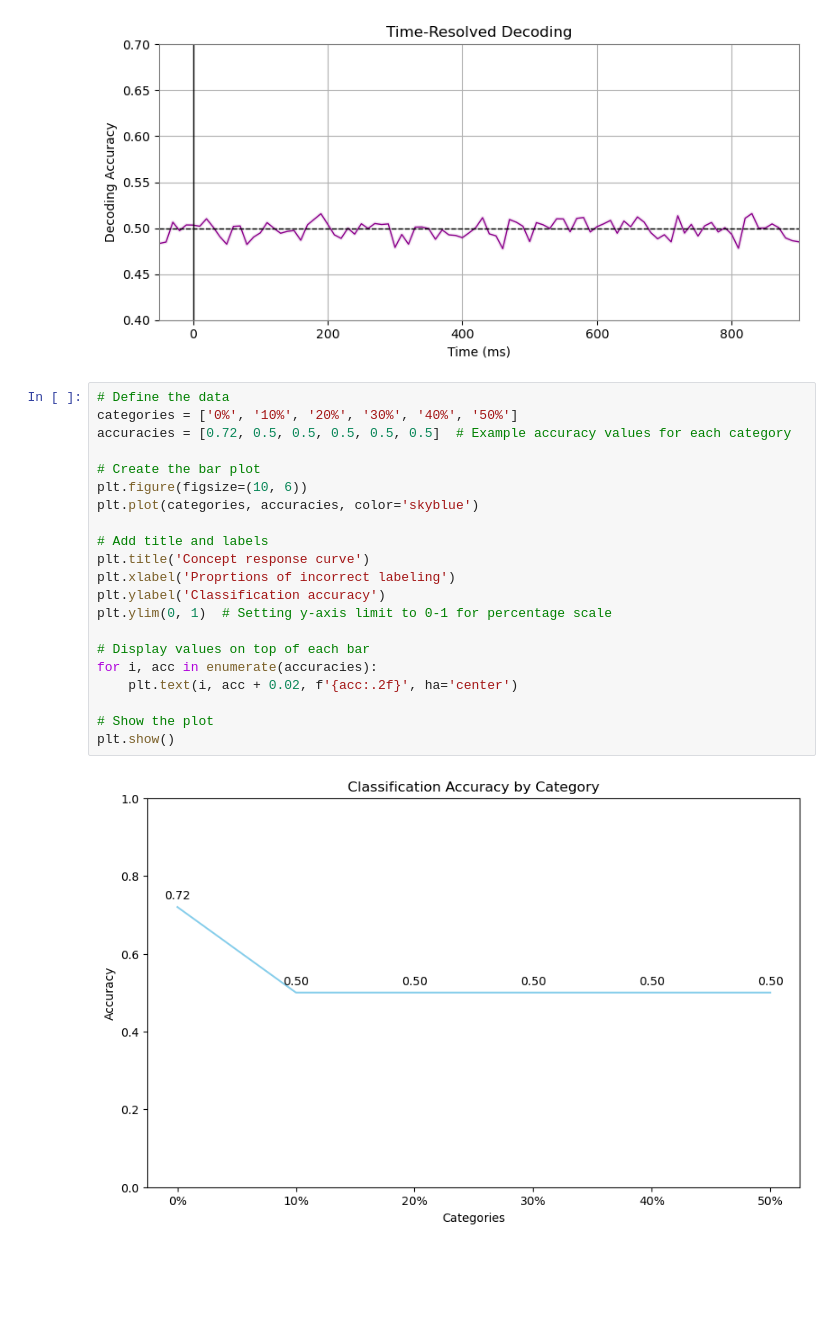
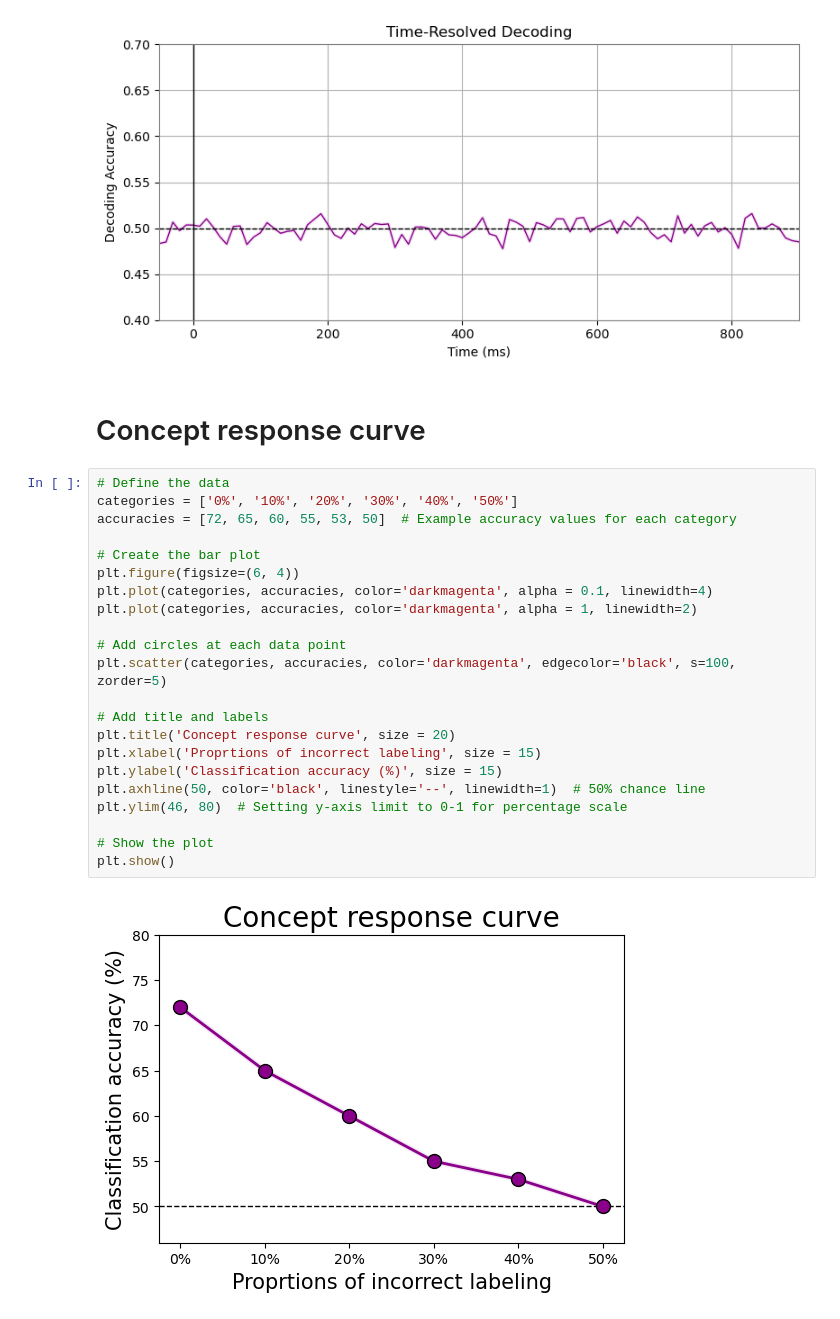
Before and after one commit to KazukiMaruo/2025_MINT, a Jupyter notebook: code/1st-level/2_decoding.ipynb, the cells around one changed output. Cells and saved outputs as stored; diff of their text form; blank space fills up the shorter version.

```diff
--- a/code/1st-level/2_decoding.ipynb
+++ b/code/1st-level/2_decoding.ipynb
@@ -353,26 +353,29 @@ plt.show()
 # %% [output]
 Average accuracy for each matrix: [0.4990476190476191, 0.4719047619047619, 0.5071428571428572, 0.4965079365079365, 0.483968253968254, 0.4833333333333334, 0.4849206349206349, 0.5065079365079366, 0.4973 ...
 [figure]
+# %% [markdown]
+# Concept response curve
 # %%
 # Define the data
 categories = ['0%', '10%', '20%', '30%', '40%', '50%']
-accuracies = [0.72, 0.5, 0.5, 0.5, 0.5, 0.5]  # Example accuracy values for each category
+accuracies = [72, 65, 60, 55, 53, 50]  # Example accuracy values for each category
 
 # Create the bar plot
-plt.figure(figsize=(10, 6))
-plt.plot(categories, accuracies, color='skyblue')
+plt.figure(figsize=(6, 4))
+plt.plot(categories, accuracies, color='darkmagenta', alpha = 0.1, linewidth=4)
+plt.plot(categories, accuracies, color='darkmagenta', alpha = 1, linewidth=2)
+
+# Add circles at each data point
+plt.scatter(categories, accuracies, color='darkmagenta', edgecolor='black', s=100, zorder=5)
 
 # Add title and labels
-plt.title('Concept response curve')
-plt.xlabel('Proprtions of incorrect labeling')
-plt.ylabel('Classification accuracy')
-plt.ylim(0, 1)  # Setting y-axis limit to 0-1 for percentage scale
-
-# Display values on top of each bar
-for i, acc in enumerate(accuracies):
-    plt.text(i, acc + 0.02, f'{acc:.2f}', ha='center')
+plt.title('Concept response curve', size = 20)
+plt.xlabel('Proprtions of incorrect labeling', size = 15)
+plt.ylabel('Classification accuracy (%)', size = 15)
+plt.axhline(50, color='black', linestyle='--', linewidth=1)  # 50% chance line
+plt.ylim(46, 80)  # Setting y-axis limit to 0-1 for percentage scale
 
 # Show the plot
 plt.show()
 # %% [output]
-[figure, old version]
+[figure, new version]
```
Also changed, not shown: parts of 1 cell of this notebook, 1 other file.
